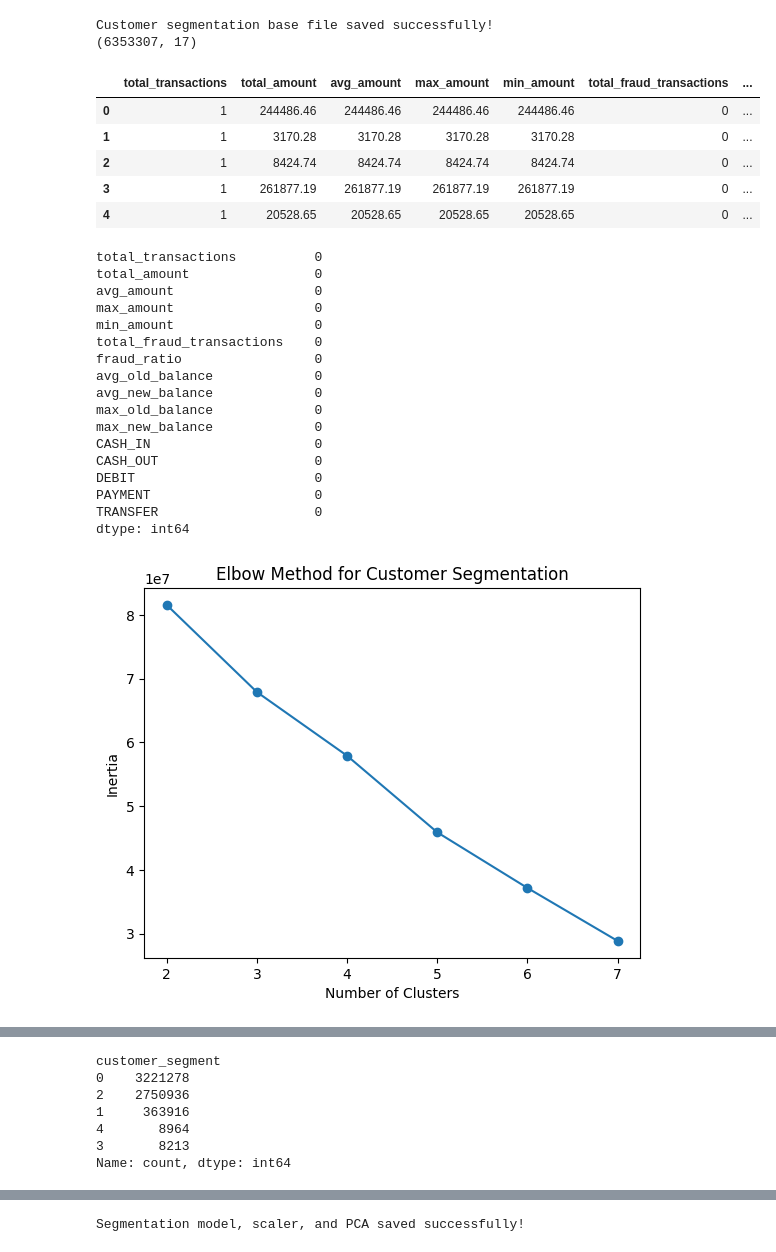
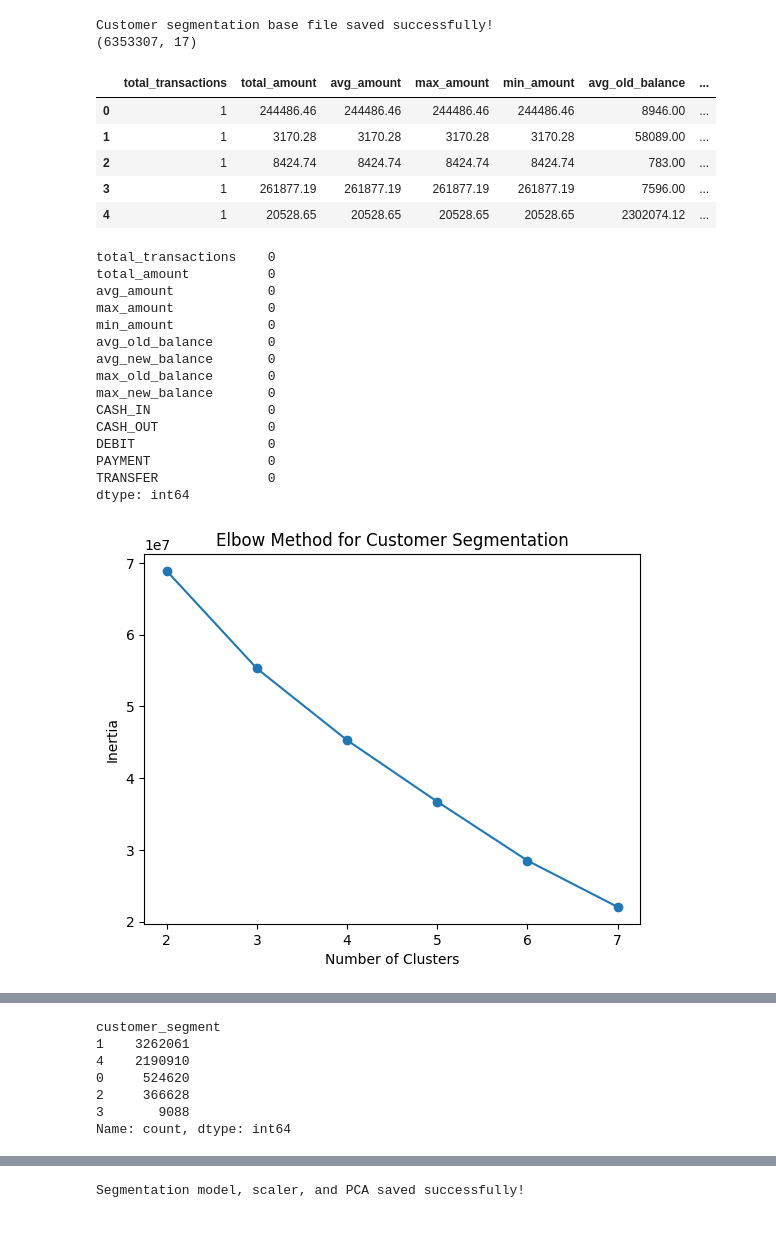
Before and after one commit to Sh0hil/finsight-ai-financial-risk-platform, a Jupyter notebook: notebooks/05_customer_segmentation.ipynb, the cells around one changed output, grey strips where cells are left out. Drawn from its saved outputs; the diff is of its cells as text; code cells hidden in the pictures.

```diff
--- a/notebooks/05_customer_segmentation.ipynb
+++ b/notebooks/05_customer_segmentation.ipynb
@@ -86,37 +86,35 @@ Customer segmentation base file saved successfully!
 # %%
 seg_df = customer_features.copy()
 
 customer_ids = seg_df["nameOrig"]
 
-X = seg_df.drop("nameOrig", axis=1)
+X = seg_df.drop(["nameOrig", "total_fraud_transactions", "fraud_ratio"], axis=1)
 
 X.head()
 # %% [output]
-|  | total_transactions | total_amount | avg_amount | max_amount | min_amount | total_fraud_transactions | ... |
-| 0 | 1 | 244486.46 | 244486.46 | 244486.46 | 244486.46 | 0 | ... |
-| 1 | 1 | 3170.28 | 3170.28 | 3170.28 | 3170.28 | 0 | ... |
-| 2 | 1 | 8424.74 | 8424.74 | 8424.74 | 8424.74 | 0 | ... |
-| 3 | 1 | 261877.19 | 261877.19 | 261877.19 | 261877.19 | 0 | ... |
-| 4 | 1 | 20528.65 | 20528.65 | 20528.65 | 20528.65 | 0 | ... |
+|  | total_transactions | total_amount | avg_amount | max_amount | min_amount | avg_old_balance | ... |
+| 0 | 1 | 244486.46 | 244486.46 | 244486.46 | 244486.46 | 8946.00 | ... |
+| 1 | 1 | 3170.28 | 3170.28 | 3170.28 | 3170.28 | 58089.00 | ... |
+| 2 | 1 | 8424.74 | 8424.74 | 8424.74 | 8424.74 | 783.00 | ... |
+| 3 | 1 | 261877.19 | 261877.19 | 261877.19 | 261877.19 | 7596.00 | ... |
+| 4 | 1 | 20528.65 | 20528.65 | 20528.65 | 20528.65 | 2302074.12 | ... |
 # %%
 X.isnull().sum()
 # %% [output]
-total_transactions          0
-total_amount                0
-avg_amount                  0
-max_amount                  0
-min_amount                  0
-total_fraud_transactions    0
-fraud_ratio                 0
-avg_old_balance             0
-avg_new_balance             0
-max_old_balance             0
-max_new_balance             0
-CASH_IN                     0
-CASH_OUT                    0
-DEBIT                       0
-PAYMENT                     0
-TRANSFER                    0
+total_transactions    0
+total_amount          0
+avg_amount            0
+max_amount            0
+min_amount            0
+avg_old_balance       0
+avg_new_balance       0
+max_old_balance       0
+max_new_balance       0
+CASH_IN               0
+CASH_OUT              0
+DEBIT                 0
+PAYMENT               0
+TRANSFER              0
 dtype: int64
 # %%
 from sklearn.preprocessing import StandardScaler
@@ -143,7 +141,7 @@ plt.ylabel("Inertia")
 plt.title("Elbow Method for Customer Segmentation")
 plt.show()
 # %% [output]
-[figure, old version]
+[figure, new version]
 # %%
 kmeans = KMeans(n_clusters=5, random_state=42, n_init=10)
 
@@ -161,11 +159,11 @@ seg_df.head()
 seg_df["customer_segment"].value_counts()
 # %% [output]
 customer_segment
-0    3221278
-2    2750936
-1     363916
-4       8964
-3       8213
+1    3262061
+4    2190910
+0     524620
+2     366628
+3       9088
 Name: count, dtype: int64
 # %%
 segment_profile = seg_df.groupby("customer_segment").mean(numeric_only=True)
```
Also changed, not shown: parts of 4 cells of this notebook, 8 other files.
